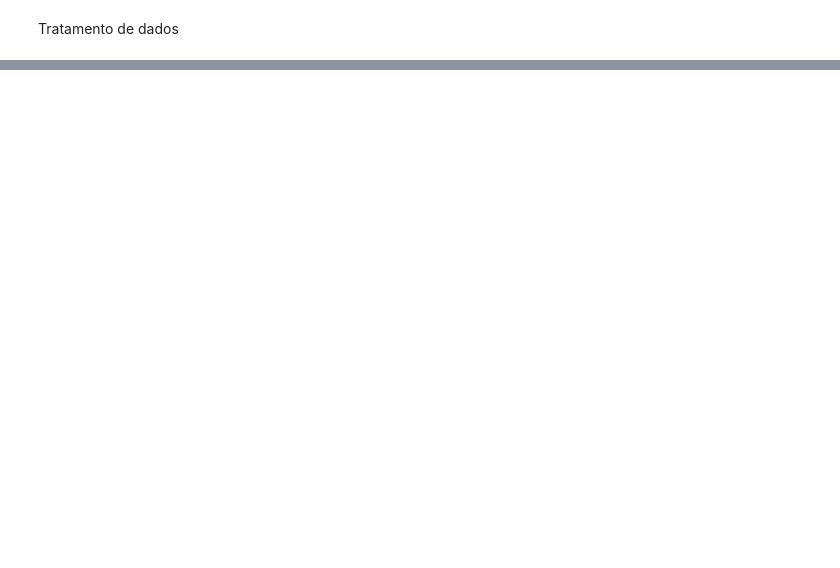
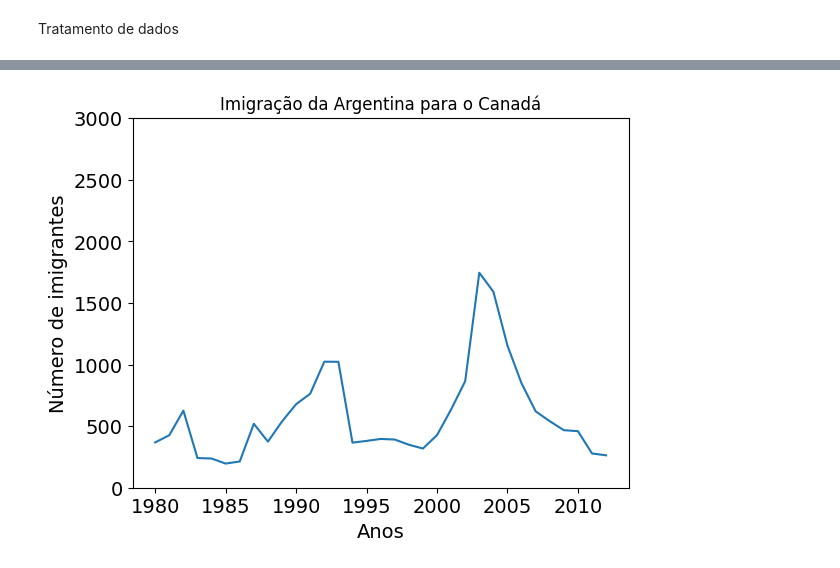
Before and after one commit to danielvieira95/Intelig-ncia-Artificial-e-Big-Data--2-2024, a Jupyter notebook: TurmaB/Aula04/codigo.ipynb, the cells around one changed output, grey strips where cells are left out. Drawn from its saved outputs; the diff is of its cells as text; code cells hidden in the pictures; blank space fills up the shorter version.

```diff
--- a/TurmaB/Aula04/codigo.ipynb
+++ b/TurmaB/Aula04/codigo.ipynb
@@ -42,0 +52,10 @@ plt.show() #exibe a figura
+# %%
+plt.plot(df_argentina['ano'],df_argentina['imigrantes'])
+plt.xticks(['1980','1985','1990','1995','2000','2005','2010'],fontsize=14)
+plt.yticks([0,500,1000,1500,2000,2500,3000],fontsize=14)
+plt.xlabel('Anos',fontsize=14)
+plt.ylabel('Número de imigrantes',fontsize=14)
+plt.title('Imigração da Argentina para o Canadá')
+plt.show()
+# %% [output]
+[figure, added]
```
Also changed, not shown: parts of 4 cells of this notebook.
